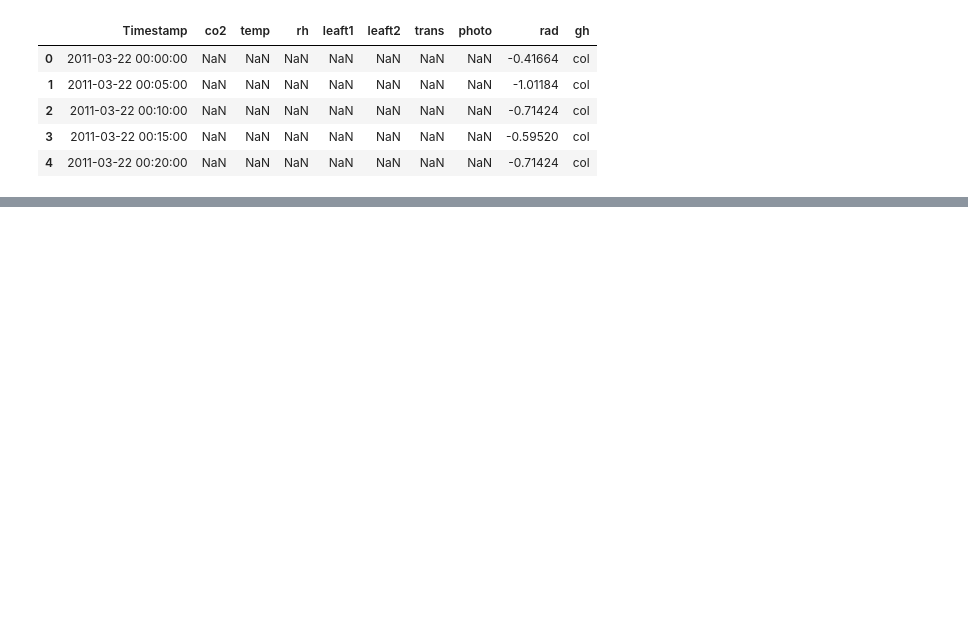
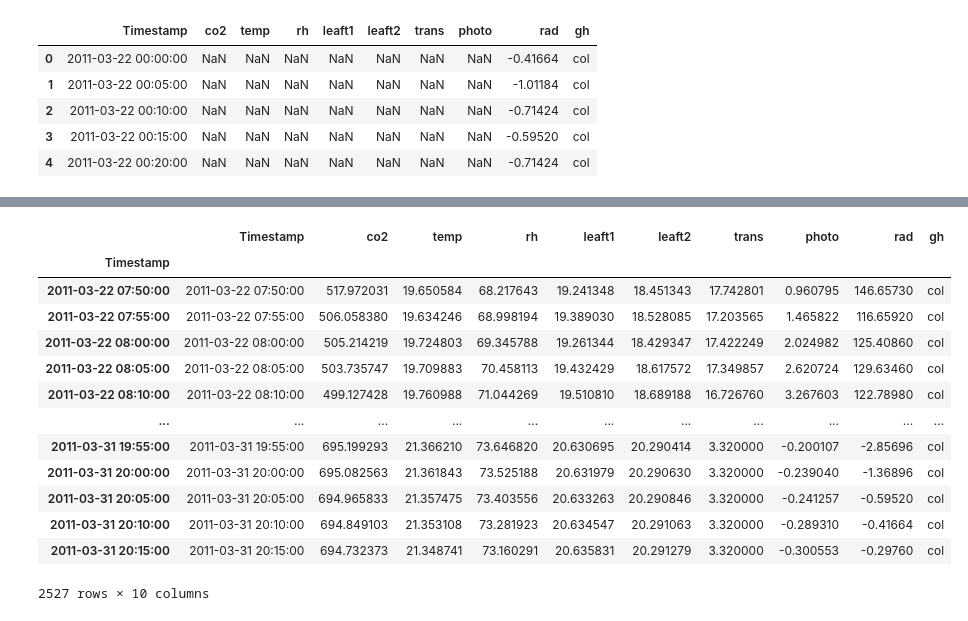
Before and after one commit to JesusTafoya/JesusTafoya98, a Jupyter notebook: AnalisisDeDatos(col_11_16_clean2).ipynb, the cells around one changed output, grey strips where cells are left out. Cells and saved outputs as stored; diff of their text form; code cells hidden in the pictures; blank space fills up the shorter version.

```diff
--- a/AnalisisDeDatos(col_11_16_clean2).ipynb
+++ b/AnalisisDeDatos(col_11_16_clean2).ipynb
@@ -75,0 +170,26 @@ df_col[ condition_start & condition_end]
+# %%
+df_col.index1 = pd.DatetimeIndex( df_col.dropna()['Timestamp'], yearfirst=True)
+# %%
+SMar11_col = pd.Timestamp('2011-02-28, 23:59:00')
+EMar11_col = pd.Timestamp('2011-03-31, 23:59:00')
+# %%
+condition_SMar11_col = df_col.index1 > SMar11_col
+condition_EMar11_col = df_col.index1 < EMar11_col
+
+Mar11_col = df_col.dropna()[ condition_SMar11_col & condition_EMar11_col]
+Mar11_col
+# %% [output]
+|  | Timestamp | co2 | temp | rh | leaft1 | leaft2 | trans | photo | rad | gh |
+| Timestamp |  |  |  |  |  |  |  |  |  |  |
+| 2011-03-22 07:50:00 | 2011-03-22 07:50:00 | 517.972031 | 19.650584 | 68.217643 | 19.241348 | 18.451343 | 17.742801 | 0.960795 | 146.65730 | col |
+| 2011-03-22 07:55:00 | 2011-03-22 07:55:00 | 506.058380 | 19.634246 | 68.998194 | 19.389030 | 18.528085 | 17.203565 | 1.465822 | 116.65920 | col |
+| 2011-03-22 08:00:00 | 2011-03-22 08:00:00 | 505.214219 | 19.724803 | 69.345788 | 19.261344 | 18.429347 | 17.422249 | 2.024982 | 125.40860 | col |
+| 2011-03-22 08:05:00 | 2011-03-22 08:05:00 | 503.735747 | 19.709883 | 70.458113 | 19.432429 | 18.617572 | 17.349857 | 2.620724 | 129.63460 | col |
+| 2011-03-22 08:10:00 | 2011-03-22 08:10:00 | 499.127428 | 19.760988 | 71.044269 | 19.510810 | 18.689188 | 16.726760 | 3.267603 | 122.78980 | col |
+| ... | ... | ... | ... | ... | ... | ... | ... | ... | ... | ... |
+| 2011-03-31 19:55:00 | 2011-03-31 19:55:00 | 695.199293 | 21.366210 | 73.646820 | 20.630695 | 20.290414 | 3.320000 | -0.200107 | -2.85696 | col |
+| 2011-03-31 20:00:00 | 2011-03-31 20:00:00 | 695.082563 | 21.361843 | 73.525188 | 20.631979 | 20.290630 | 3.320000 | -0.239040 | -1.36896 | col |
+| 2011-03-31 20:05:00 | 2011-03-31 20:05:00 | 694.965833 | 21.357475 | 73.403556 | 20.633263 | 20.290846 | 3.320000 | -0.241257 | -0.59520 | col |
+| 2011-03-31 20:10:00 | 2011-03-31 20:10:00 | 694.849103 | 21.353108 | 73.281923 | 20.634547 | 20.291063 | 3.320000 | -0.289310 | -0.41664 | col |
+| 2011-03-31 20:15:00 | 2011-03-31 20:15:00 | 694.732373 | 21.348741 | 73.160291 | 20.635831 | 20.291279 | 3.320000 | -0.300553 | -0.29760 | col |
+2527 rows × 10 columns
```
Also changed, not shown: parts of 41 cells of this notebook.
